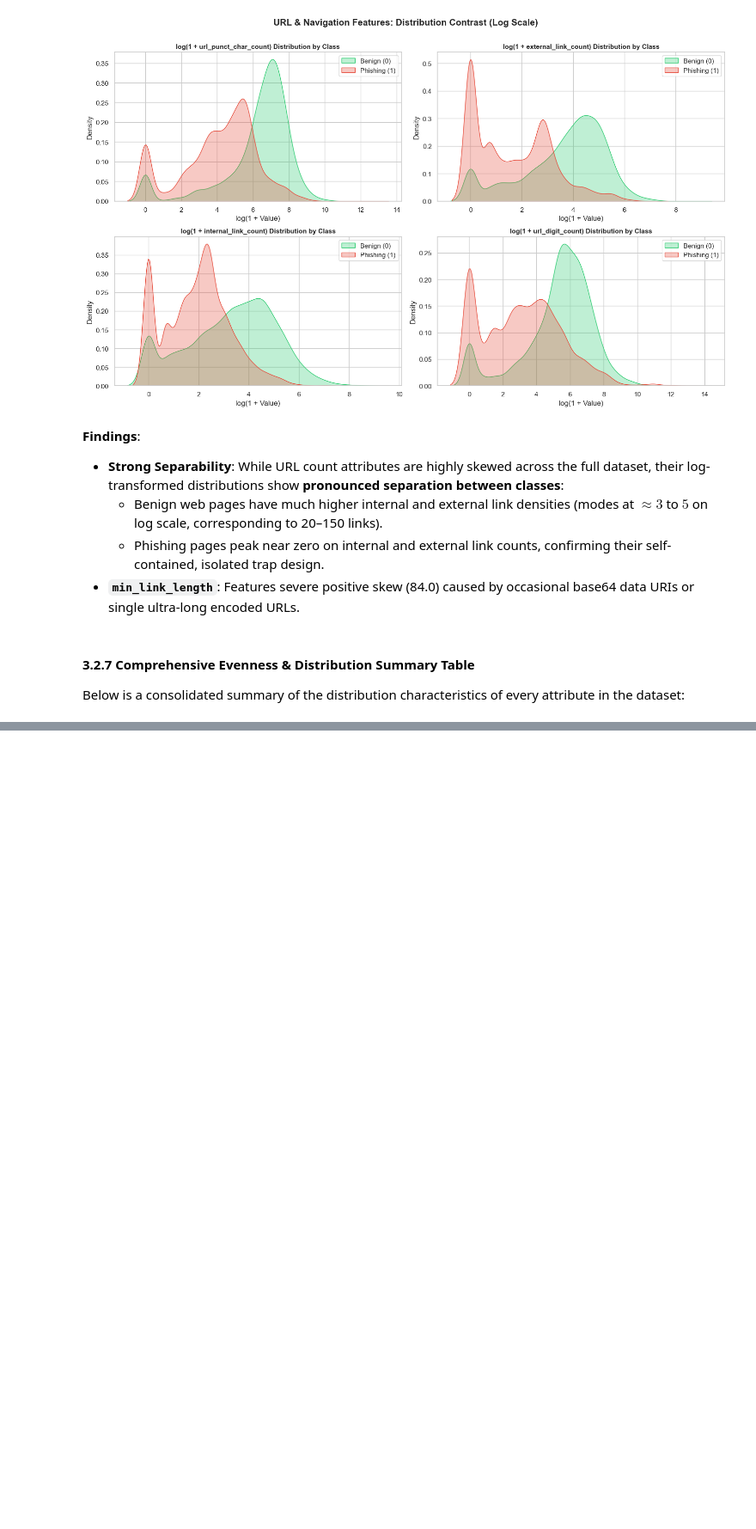
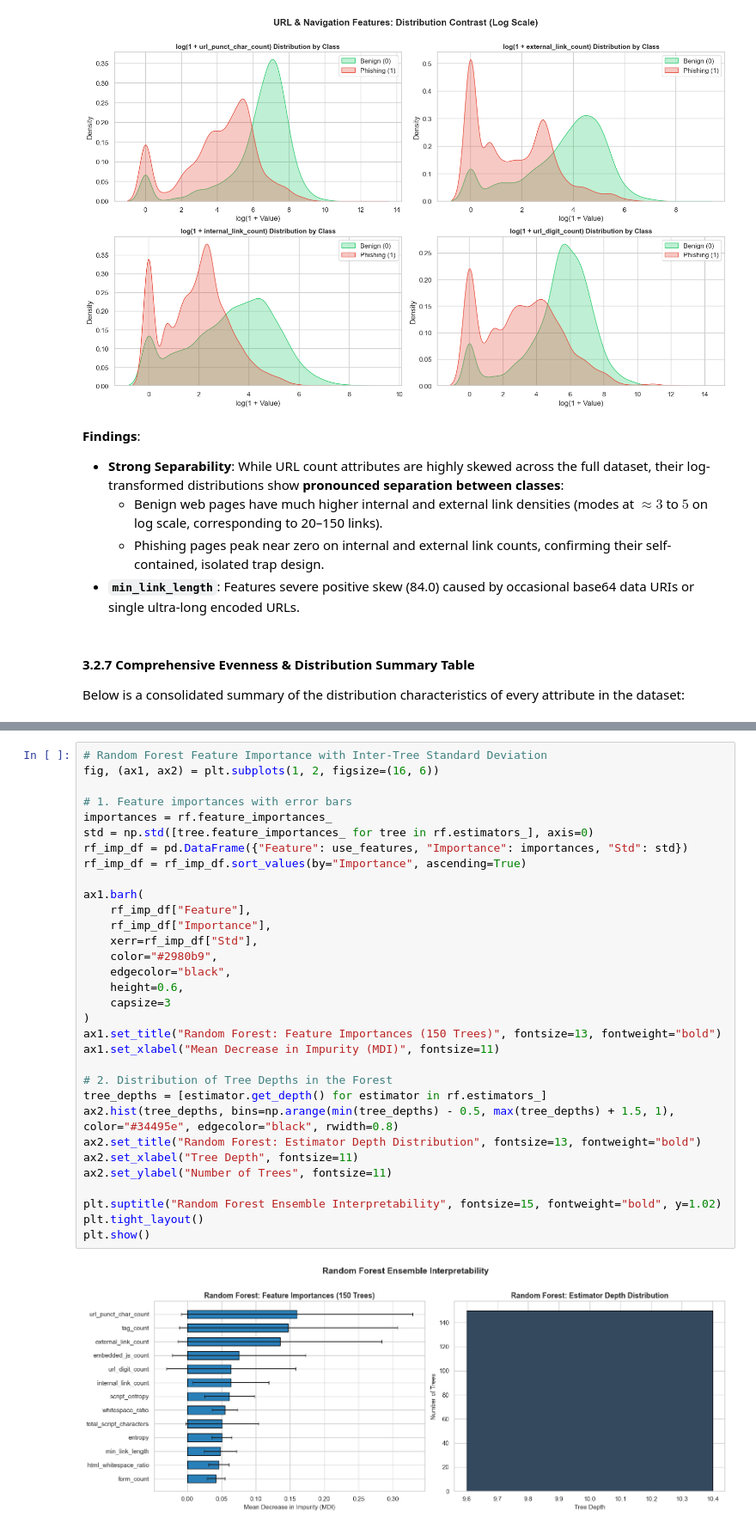
Before and after one commit to ChaiWork/ExplainPhish, a Jupyter notebook: googleCollab/explainPhish.ipynb, the cells around one changed output, grey strips where cells are left out. Shown at 86% size. Saved outputs shown, nothing was run; the diff lists cells and outputs as text; blank space fills up the shorter version.

```diff
--- a/googleCollab/explainPhish.ipynb
+++ b/googleCollab/explainPhish.ipynb
@@ -673,0 +899,34 @@ HTML Data Overview, Feature Visualization, and Preparation are complete!
+# %%
+# Random Forest Feature Importance with Inter-Tree Standard Deviation
+fig, (ax1, ax2) = plt.subplots(1, 2, figsize=(16, 6))
+
+# 1. Feature importances with error bars
+importances = rf.feature_importances_
+std = np.std([tree.feature_importances_ for tree in rf.estimators_], axis=0)
+rf_imp_df = pd.DataFrame({"Feature": use_features, "Importance": importances, "Std": std})
+rf_imp_df = rf_imp_df.sort_values(by="Importance", ascending=True)
+
+ax1.barh(
+    rf_imp_df["Feature"],
+    rf_imp_df["Importance"],
+    xerr=rf_imp_df["Std"],
+    color="#2980b9",
+    edgecolor="black",
+    height=0.6,
+    capsize=3
+)
+ax1.set_title("Random Forest: Feature Importances (150 Trees)", fontsize=13, fontweight="bold")
+ax1.set_xlabel("Mean Decrease in Impurity (MDI)", fontsize=11)
+
+# 2. Distribution of Tree Depths in the Forest
+tree_depths = [estimator.get_depth() for estimator in rf.estimators_]
+ax2.hist(tree_depths, bins=np.arange(min(tree_depths) - 0.5, max(tree_depths) + 1.5, 1), color="#34495e", edgecolor="black", rwidth=0.8)
+ax2.set_title("Random Forest: Estimator Depth Distribution", fontsize=13, fontweight="bold")
+ax2.set_xlabel("Tree Depth", fontsize=11)
+ax2.set_ylabel("Number of Trees", fontsize=11)
+
+plt.suptitle("Random Forest Ensemble Interpretability", fontsize=15, fontweight="bold", y=1.02)
+plt.tight_layout()
+plt.show()
+# %% [output]
+[figure, added]
```
Also changed, not shown: parts of 63 cells of this notebook, 20 other files.
